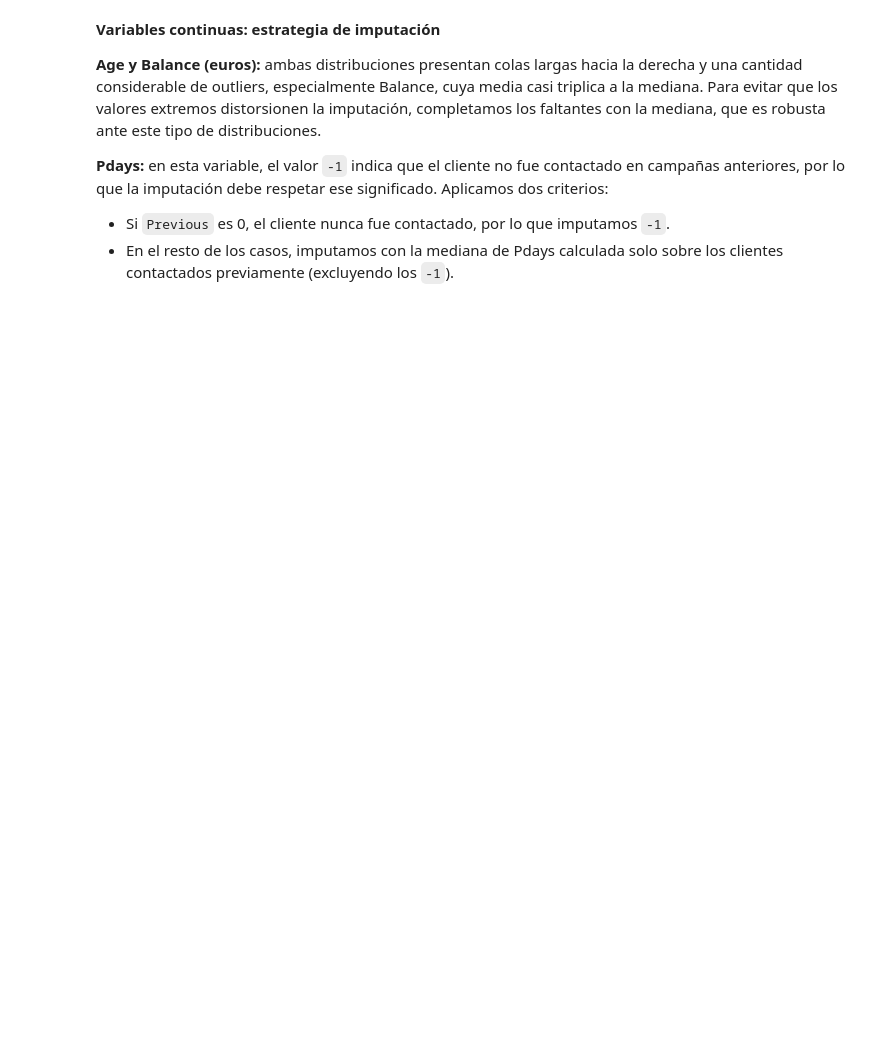
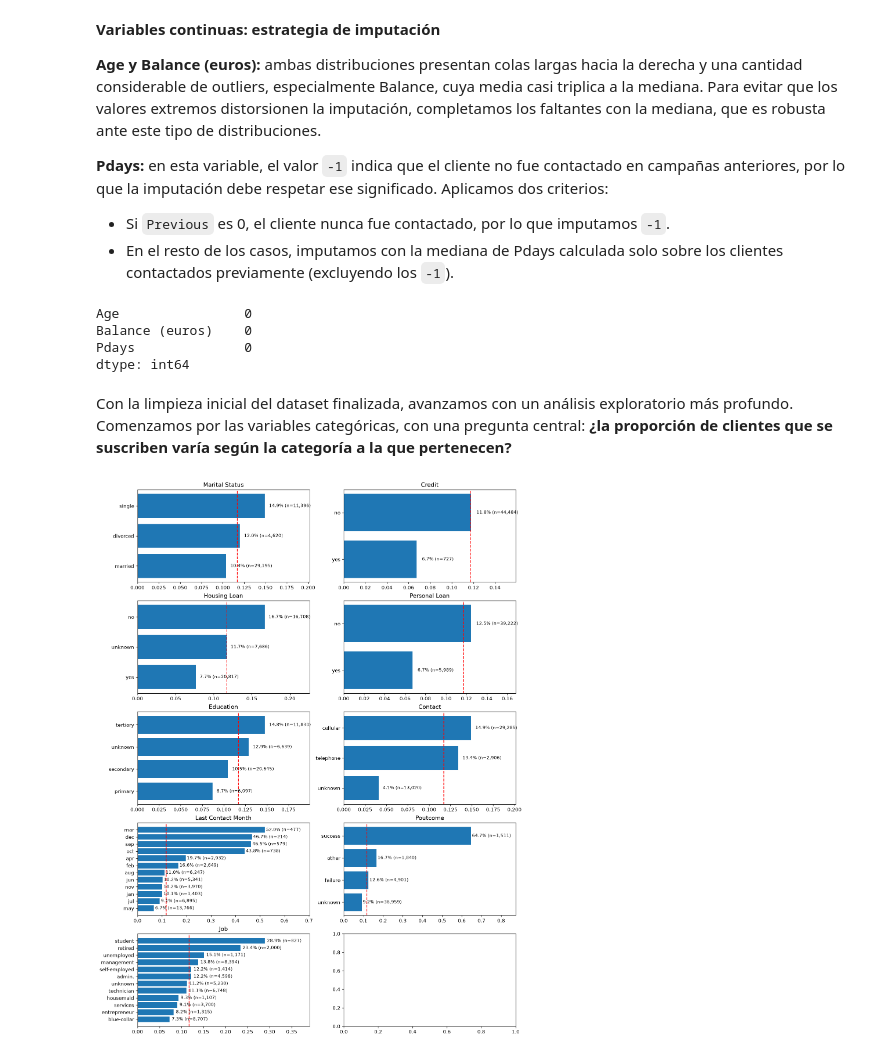
Before and after one commit to nach0osole/data_science_utn_clusterai2026_Sole, a Jupyter notebook: clusterai_juanignacio_sole_eda.ipynb, the cells around one changed output. Saved outputs shown, nothing was run; the diff lists cells and outputs as text; code cells hidden in the pictures; blank space fills up the shorter version.

```diff
--- a/clusterai_juanignacio_sole_eda.ipynb
+++ b/clusterai_juanignacio_sole_eda.ipynb
@@ -168,3 +179,53 @@ plt.show()
 **Pdays:** en esta variable, el valor `-1` indica que el cliente no fue contactado en campañas anteriores, por lo que la imputación debe respetar ese significado. Aplicamos dos criterios:
 - Si `Previous` es 0, el cliente nunca fue contactado, por lo que imputamos `-1`.
 - En el resto de los casos, imputamos con la mediana de Pdays calculada solo sobre los clientes contactados previamente (excluyendo los `-1`).
+# %%
+# --- Imputación de variables continuas ---
+
+# Age, Balance y Last Contact Duration: mediana
+for col in ["Age", "Balance (euros)"]:
+    df[col] = df[col].fillna(df[col].median())
+
+# Pdays (1): si nunca fue contactado (Previous == 0), imputamos -1
+mask_nuevo = df["Pdays"].isna() & (df["Previous"] == 0)
+df.loc[mask_nuevo, "Pdays"] = -1
+
+# Pdays (2): para el resto, mediana de los clientes contactados previamente
+mediana_pdays = df.loc[df["Pdays"] != -1, "Pdays"].median()
+df["Pdays"] = df["Pdays"].fillna(mediana_pdays)
+
+# Verificación
+df[["Age", "Balance (euros)", "Pdays"]].isnull().sum()
+# %% [output]
+Age                0
+Balance (euros)    0
+Pdays              0
+dtype: int64
+# %% [markdown]
+Con la limpieza inicial del dataset finalizada, avanzamos con un análisis exploratorio más profundo.<br>
+Comenzamos por las variables categóricas, con una pregunta central: **¿la proporción de clientes que se suscriben varía según la categoría a la que pertenecen?**
+# %%
+import math
+import matplotlib.pyplot as plt
+
+cols = ["Marital Status", "Credit", "Housing Loan", "Personal Loan", "Education", "Contact", "Last Contact Month", "Poutcome", "Job"]
+tasa_general = df["Subscription"].mean()
+
+n_cols = 2
+n_rows = math.ceil(len(cols) / n_cols)
+fig, axes = plt.subplots(n_rows, n_cols, figsize=(14, 4 * n_rows), dpi=120)
+axes = axes.flatten()
+
+for ax, col in zip(axes, cols):
+    resumen = df.groupby(col)["Subscription"].agg(tasa="mean", clientes="size").sort_values("tasa")
+
+    ax.barh(resumen.index.astype(str), resumen["tasa"])
+    ax.axvline(tasa_general, color="red", linestyle="--")
+
+    for i, (tasa, n) in enumerate(zip(resumen["tasa"], resumen["clientes"])):
+        ax.text(tasa + 0.005, i, f"{tasa:.1%} (n={n:,})", va="center", fontsize=9)
+
+    ax.set_title(col)
+    ax.set_xlim(0, resumen["tasa"].max() * 1.35)
+# %% [output]
+[figure, added]
```
Also changed, not shown: parts of 9 cells of this notebook.
